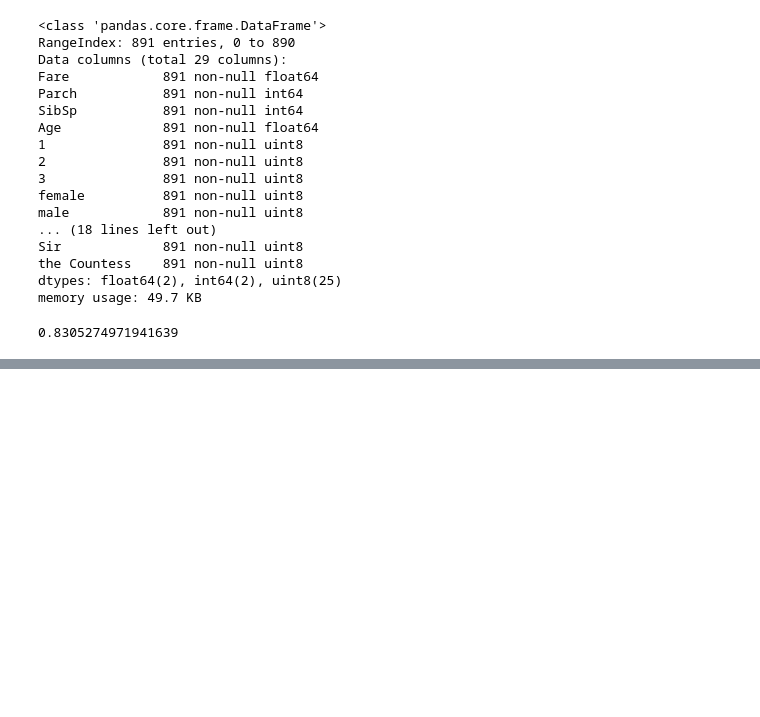
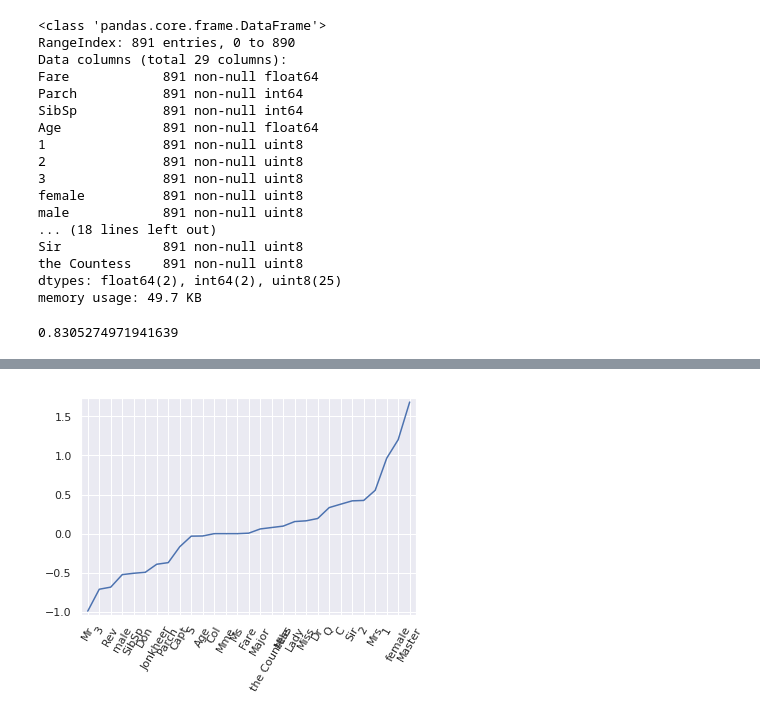
Before and after one commit to mdzhang/kaggle-submissions, a Jupyter notebook: competitions/titanic/titanic.ipynb, the cells around one changed output, grey strips where cells are left out. Saved outputs shown, nothing was run; the diff lists cells and outputs as text; code cells hidden in the pictures; blank space fills up the shorter version.

```diff
--- a/competitions/titanic/titanic.ipynb
+++ b/competitions/titanic/titanic.ipynb
@@ -287,0 +319,18 @@ memory usage: 49.7 KB
+# %%
+# plot feature names along x-axis, their coefficient values along y, as above
+# but this time order it so highest coefficients occur as x-axis values increase
+clf = LogisticRegression()
+clf.fit(X_train, y_train)
+
+inputs = zip(X_train.columns.values, clf.coef_[0])
+
+inputs = sorted(inputs, key=lambda t: t[1])
+feat_names, coefs = zip(*inputs)
+
+# plot feature names along x-axis, their coefficient values along y
+plt.plot(range(len(X_train.columns)), coefs)
+plt.xticks(range(len(X_train.columns)), feat_names, rotation=60)
+plt.margins(0.02)
+plt.show()
+# %% [output]
+[figure, added]
```
Also changed, not shown: parts of 5 cells of this notebook.
